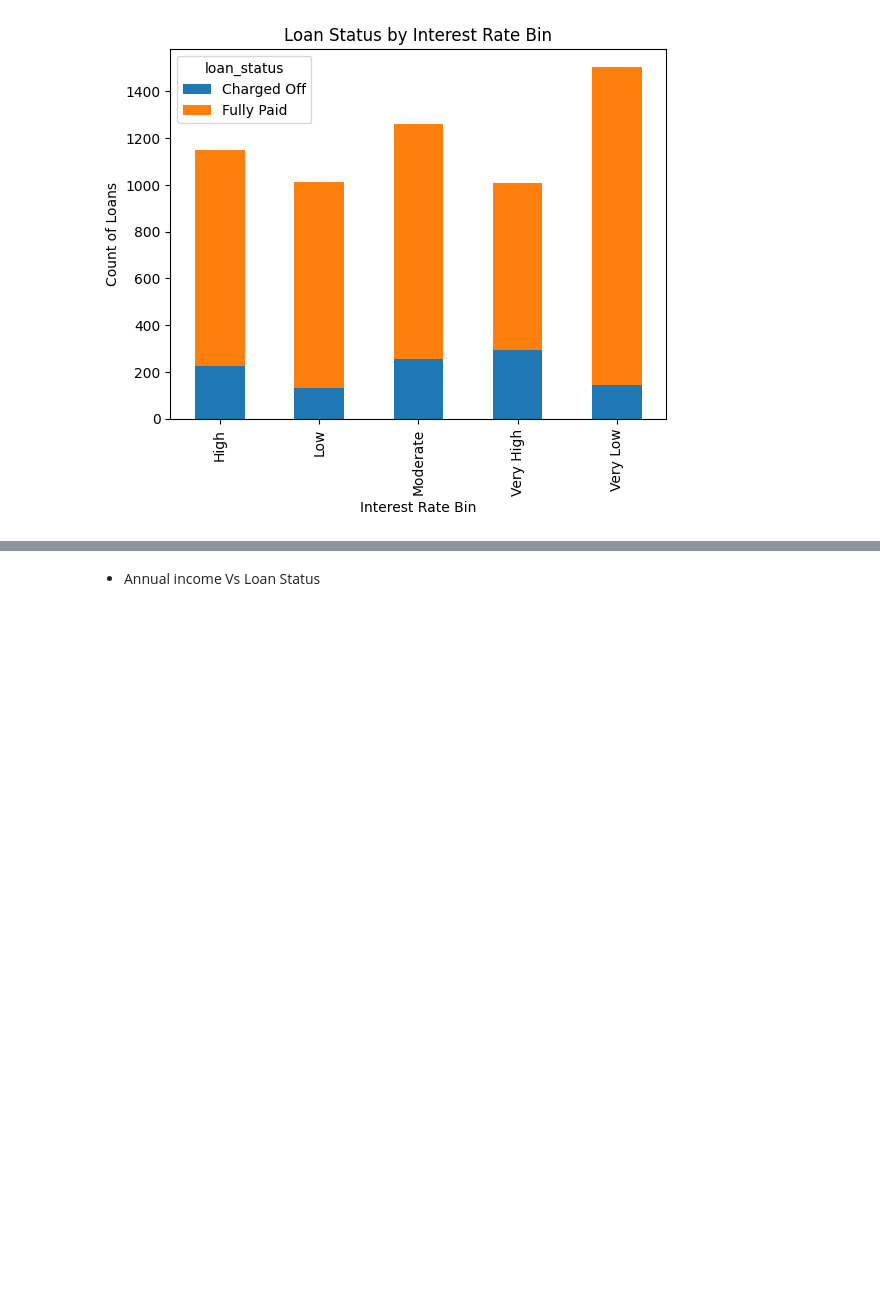
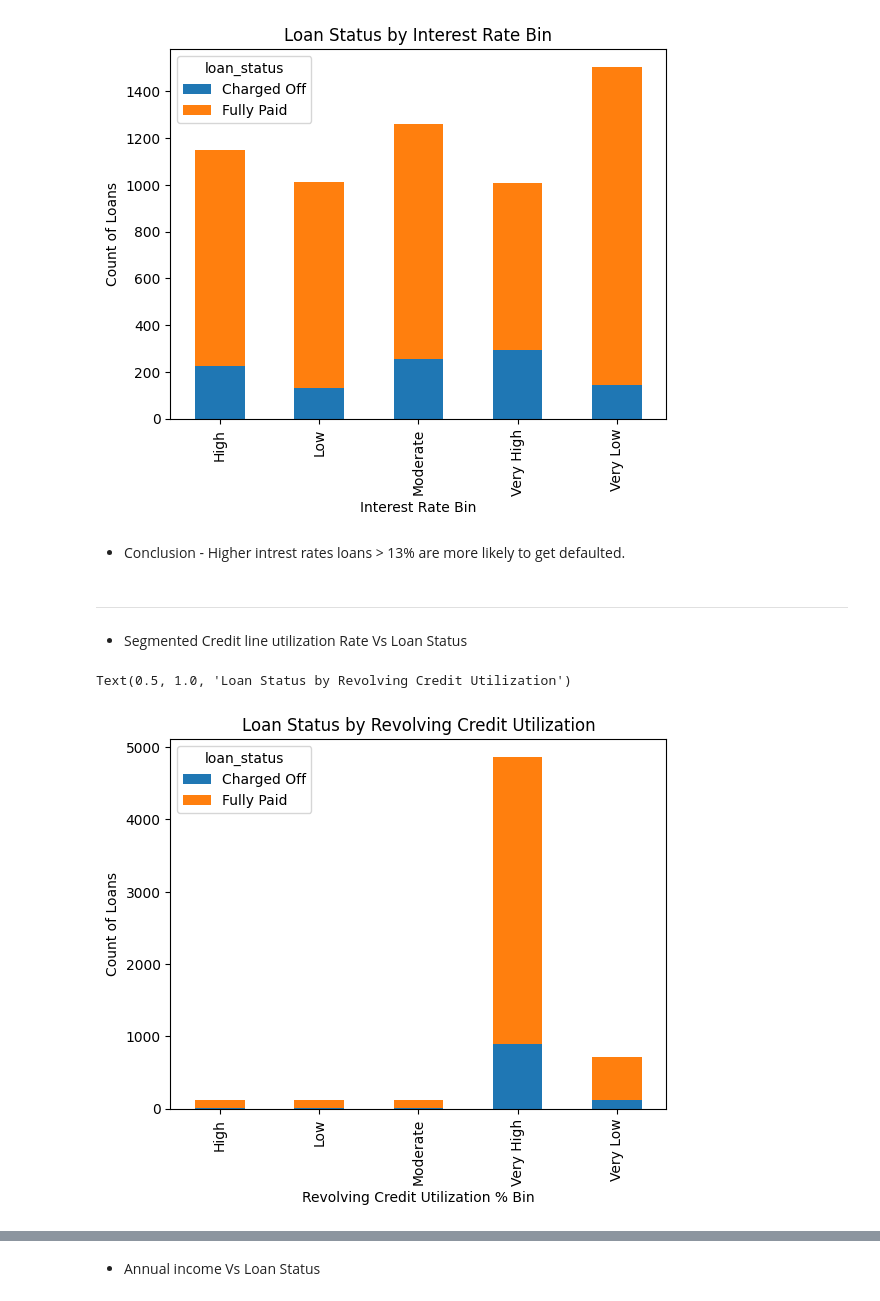
Before and after one commit to abhishek-92a/Lending_Club, a Jupyter notebook: working.ipynb, the cells around one changed output, grey strips where cells are left out. Drawn from its saved outputs; the diff is of its cells as text; code cells hidden in the pictures; blank space fills up the shorter version.

```diff
--- a/working.ipynb
+++ b/working.ipynb
@@ -141,11 +141,10 @@ columns_to_drop = ['mths_since_last_delinq',
                    'last_pymnt_d',
                    'last_pymnt_amnt',
                    'total_pymnt_inv',
-                   'total_acc',
                    'total_pymnt',
                    'total_rec_prncp',
-                   'total_rec_int'
-
+                   'total_rec_int',
+                   'total_acc'
                    ]
 final_loan_data  = loan_data.drop(columns_to_drop,axis=1)
 # %%
@@ -413,3 +420,18 @@ def bucket_int_rate(column):
         return 'Very High' # 75% quartile
 
 final_loan_data['int_rate_b'] = final_loan_data.apply(lambda x : bucket_int_rate(x.int_rate), axis = 1)
+# %%
+# Bucketing Revolving credit rate
+def bucket_revol_util(column):
+    if column <= 20:
+        return 'Very Low' # 25% quartile
+    elif (column >20) and (column <= 40):
+        return 'Low'
+    elif (column >40) and (column <= 50):
+        return 'Moderate'
+    elif (column >50) and (column <= 60):
+        return 'High'
+    else:
+        return 'Very High' # 75% quartile
+
+final_loan_data['revol_util_b'] = final_loan_data.apply(lambda x : bucket_int_rate(x.revol_util), axis = 1)
@@ -445,3 +524,25 @@ ax.set_title('Loan Status by Interest Rate Bin')
 # %% [output]
 Text(0.5, 1.0, 'Loan Status by Interest Rate Bin')
 [figure]
+# %% [markdown]
+- Conclusion - Higher intrest rates loans > 13% are more likely to get defaulted.
+# %% [markdown]
+-------------
+# %% [markdown]
+- Segmented Credit line utilization Rate Vs Loan Status
+# %%
+# Bucketed Credit util vs Loan Status
+
+# Group the data by revol_util rate bin and loan status
+grouped_intrest = final_loan_data.groupby(['revol_util_b', 'loan_status']).size().unstack()
+
+# Plot the stacked bar chart
+ax = grouped_intrest.plot(kind='bar', stacked=True)
+
+# Add labels and title
+ax.set_xlabel('Revolving Credit Utilization % Bin')
+ax.set_ylabel('Count of Loans')
+ax.set_title('Loan Status by Revolving Credit Utilization')
+# %% [output]
+Text(0.5, 1.0, 'Loan Status by Revolving Credit Utilization')
+[figure, added]
```
Also changed, not shown: parts of 16 cells of this notebook, 3 other files.
